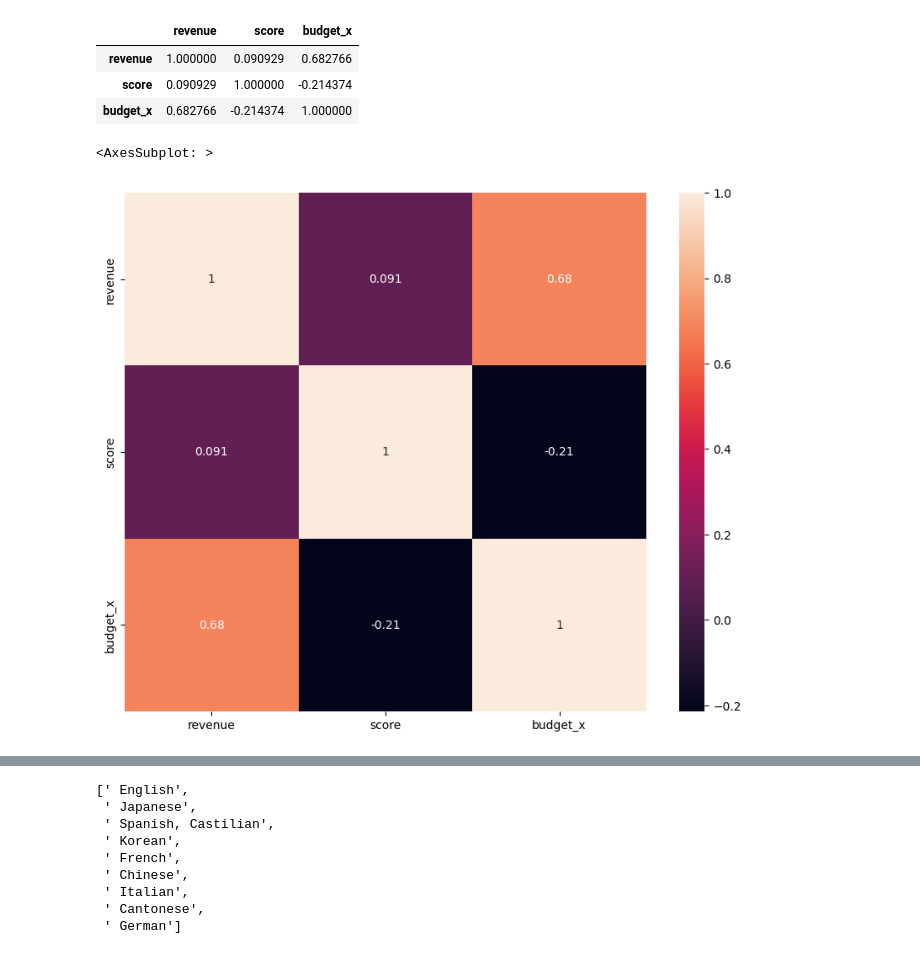
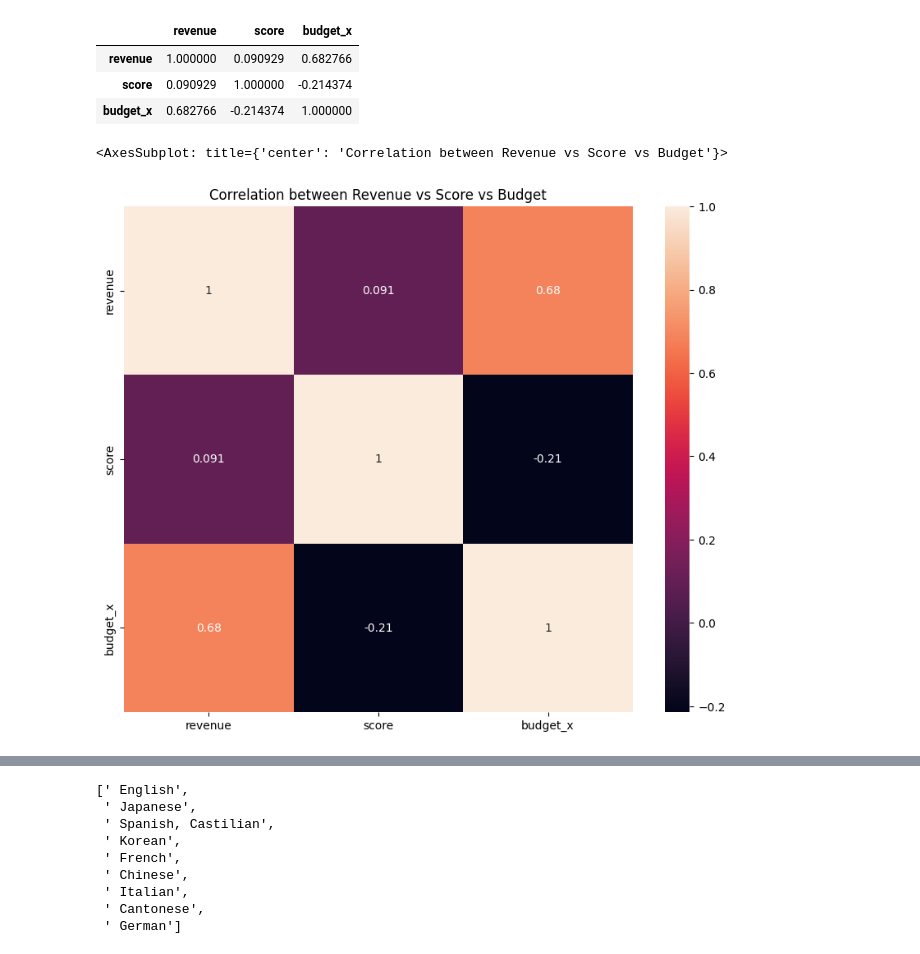
Before and after one commit to FransGeldenhuys/Personal_Projects, a Jupyter notebook: exploratory-data-analysis-imdb-movies.ipynb, the cells around one changed output, grey strips where cells are left out. Saved outputs shown, nothing was run; the diff lists cells and outputs as text; code cells hidden in the pictures.

```diff
--- a/exploratory-data-analysis-imdb-movies.ipynb
+++ b/exploratory-data-analysis-imdb-movies.ipynb
@@ -128,11 +127,12 @@ matrix.style.background_gradient(cmap='Reds', axis=0)
 | budget_x | 0.682766 | -0.214374 | 1.000000 |
 # %%
 plt.figure(figsize=(10,8))
+plt.title('Correlation between Revenue vs Score vs Budget')
 corr = Movies[["revenue","score","budget_x"]].corr()
 sns.heatmap(corr, annot=True)
 # %% [output]
-<AxesSubplot: >
+<AxesSubplot: title={'center': 'Correlation between Revenue vs Score vs Budget'}>
-[figure, old version]
+[figure, new version]
 # %%
 top_10_revenues = Movies.sort_values("revenue", ascending=True)[-10:]
 top_10_revenues
```
Also changed, not shown: parts of 8 cells of this notebook.
